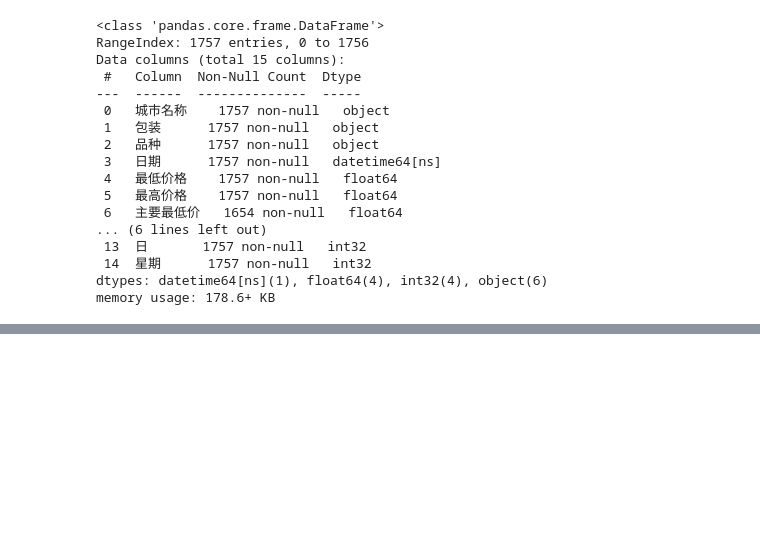
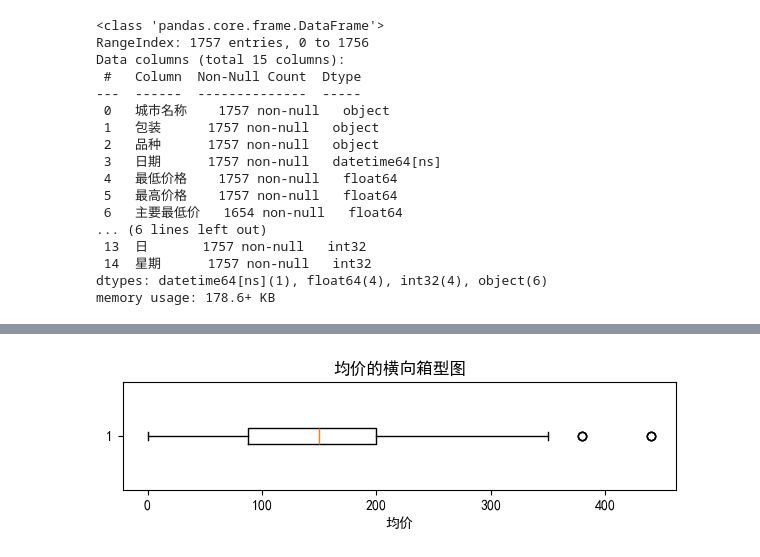
Before and after one commit to liushisi7/liushisi7_xiaoxueqi_renmeng, a Jupyter notebook: 作业二/matplotlib_数据可视化.ipynb, the cells around one changed output, grey strips where cells are left out. Cells and saved outputs as stored; diff of their text form; code cells hidden in the pictures; blank space fills up the shorter version.

```diff
--- a/作业二/matplotlib_数据可视化.ipynb
+++ b/作业二/matplotlib_数据可视化.ipynb
@@ -242,0 +211,9 @@ data.describe()
+# %%
+data['均价']= (data['最低价格'] + data['最高价格']) / 2
+# %%
+# 删除 颜色
+data.drop(columns=['颜色','主要最低价','主要最高价','最低价格','最高价格'], inplace=True)
+
+# 去除 物品尺寸 为空值的记录
+data = data.dropna(subset=['物品尺寸'])
+data.info()
@@ -242,0 +239,4 @@ data.describe()
+# %%
+# 删除年份为2014的数据
+data = data[data['年份'] != 2014]
+data['年份'].value_counts()
@@ -242,0 +276,10 @@ data.describe()
+# %%
+# 对价格绘制横向箱型图
+plt.figure(figsize=(6, 2))  # 调整为更适合横向箱型图的比例
+plt.boxplot(data['均价'], vert=False)  # vert=False 表示水平方向
+plt.title('均价的横向箱型图')
+plt.xlabel('均价')
+plt.tight_layout()
+plt.show()
+# %% [output]
+[figure, added]
```
Also changed, not shown: parts of 33 cells of this notebook, 6 other files.
